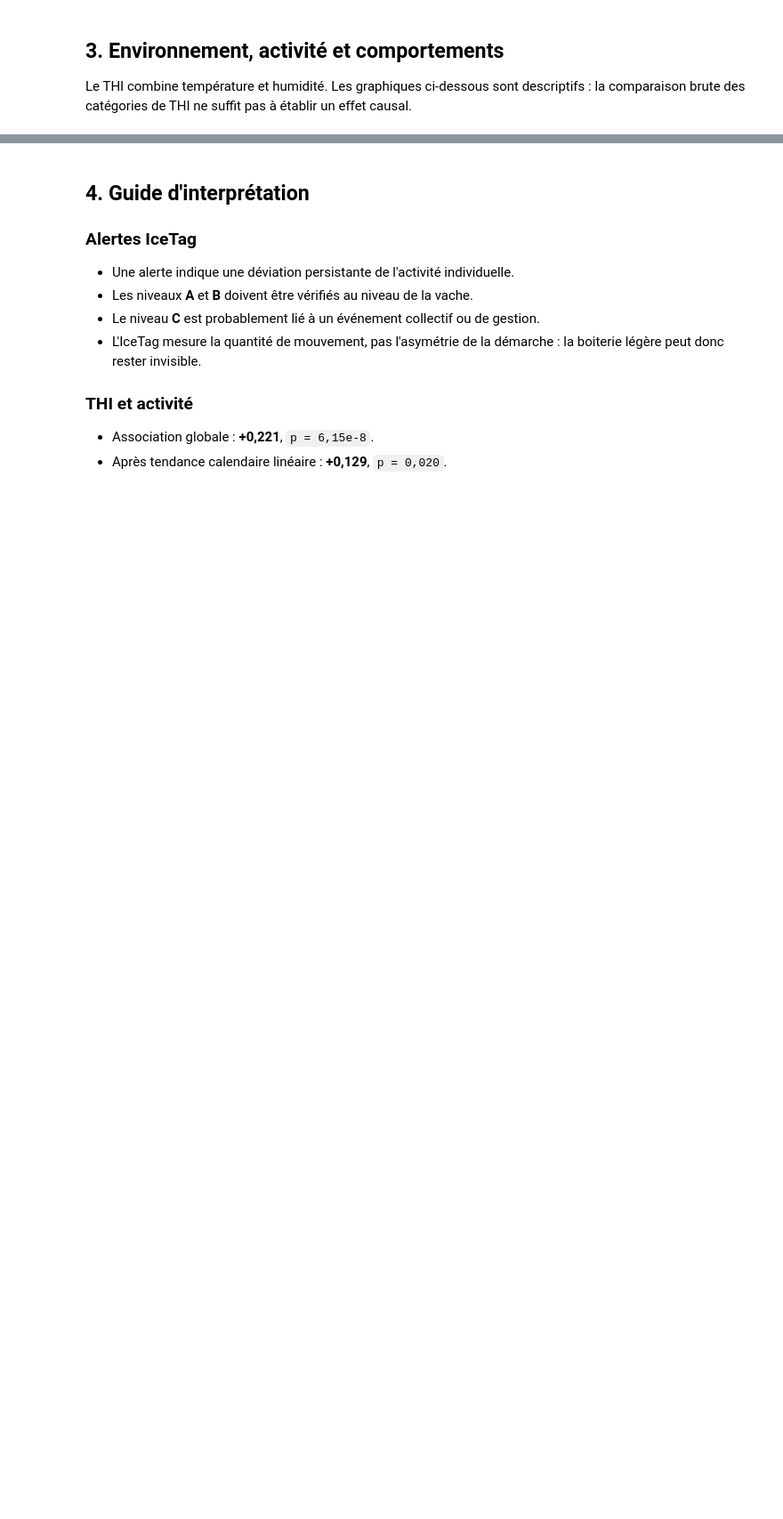
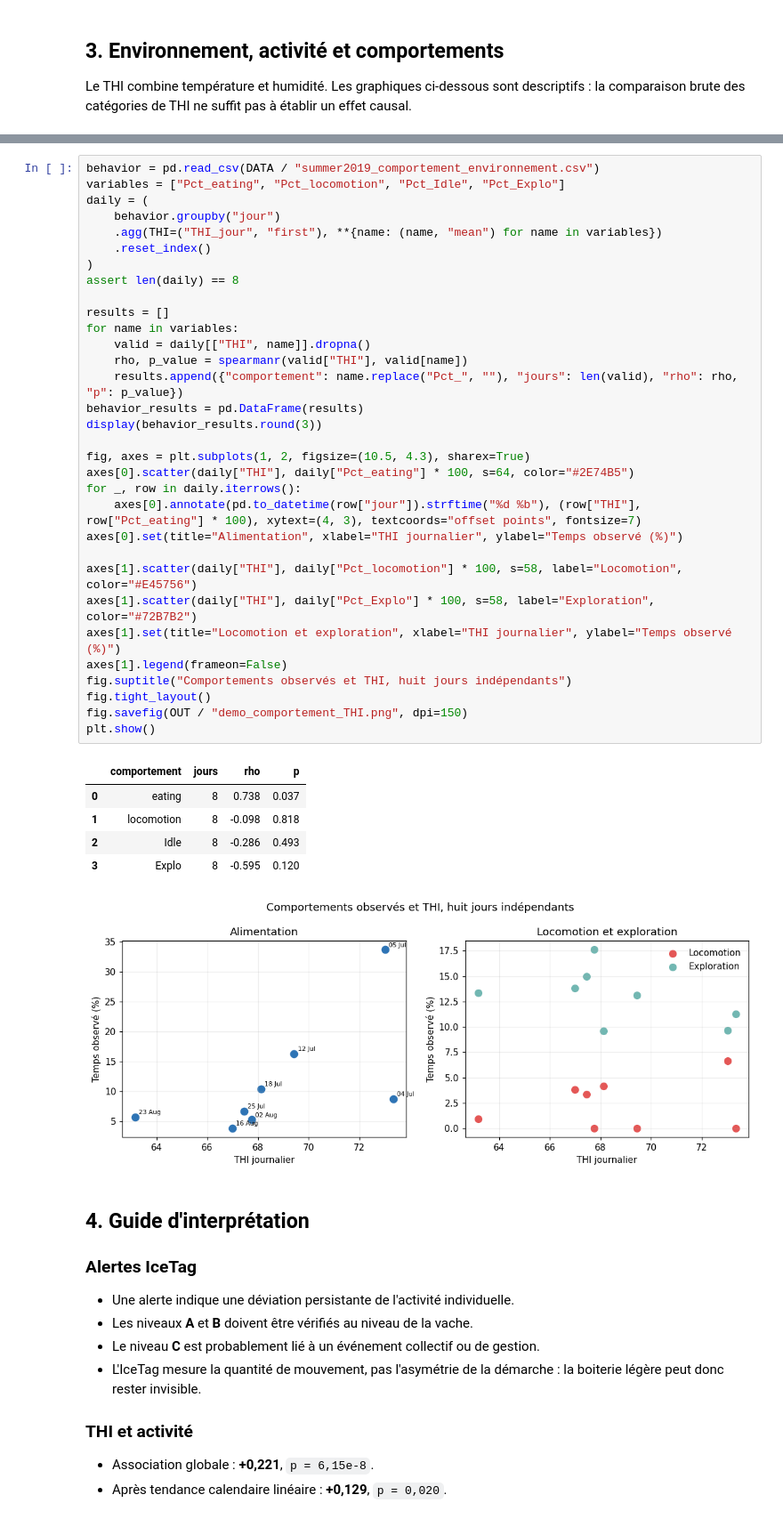
Before and after one commit to Barryguinea/mcgill-iot-cattle, a Jupyter notebook: notebooks/12_objectif3_notebook_demonstration.ipynb, the cells around one changed output, grey strips where cells are left out. Shown at 89% size. Saved outputs shown, nothing was run; the diff lists cells and outputs as text; blank space fills up the shorter version.

```diff
--- a/notebooks/12_objectif3_notebook_demonstration.ipynb
+++ b/notebooks/12_objectif3_notebook_demonstration.ipynb
@@ -299,3 +260,42 @@ plt.show()
+# %%
+behavior = pd.read_csv(DATA / "summer2019_comportement_environnement.csv")
+variables = ["Pct_eating", "Pct_locomotion", "Pct_Idle", "Pct_Explo"]
+daily = (
+    behavior.groupby("jour")
+    .agg(THI=("THI_jour", "first"), **{name: (name, "mean") for name in variables})
+    .reset_index()
+)
+assert len(daily) == 8
+
+results = []
+for name in variables:
+    valid = daily[["THI", name]].dropna()
+    rho, p_value = spearmanr(valid["THI"], valid[name])
+    results.append({"comportement": name.replace("Pct_", ""), "jours": len(valid), "rho": rho, "p": p_value})
+behavior_results = pd.DataFrame(results)
+display(behavior_results.round(3))
+
+fig, axes = plt.subplots(1, 2, figsize=(10.5, 4.3), sharex=True)
+axes[0].scatter(daily["THI"], daily["Pct_eating"] * 100, s=64, color="#2E74B5")
+for _, row in daily.iterrows():
+    axes[0].annotate(pd.to_datetime(row["jour"]).strftime("%d %b"), (row["THI"], row["Pct_eating"] * 100), xytext=(4, 3), textcoords="offset points", fontsize=7)
+axes[0].set(title="Alimentation", xlabel="THI journalier", ylabel="Temps observé (%)")
+
+axes[1].scatter(daily["THI"], daily["Pct_locomotion"] * 100, s=58, label="Locomotion", color="#E45756")
+axes[1].scatter(daily["THI"], daily["Pct_Explo"] * 100, s=58, label="Exploration", color="#72B7B2")
+axes[1].set(title="Locomotion et exploration", xlabel="THI journalier", ylabel="Temps observé (%)")
+axes[1].legend(frameon=False)
+fig.suptitle("Comportements observés et THI, huit jours indépendants")
+fig.tight_layout()
+fig.savefig(OUT / "demo_comportement_THI.png", dpi=150)
+plt.show()
+# %% [output]
+|  | comportement | jours | rho | p |
+| 0 | eating | 8 | 0.738 | 0.037 |
+| 1 | locomotion | 8 | -0.098 | 0.818 |
+| 2 | Idle | 8 | -0.286 | 0.493 |
+| 3 | Explo | 8 | -0.595 | 0.120 |
+[figure, added]
 # %% [markdown]
 ## 4. Guide d'interprétation
 
```
Also changed, not shown: parts of 13 cells of this notebook, 10 other files.
